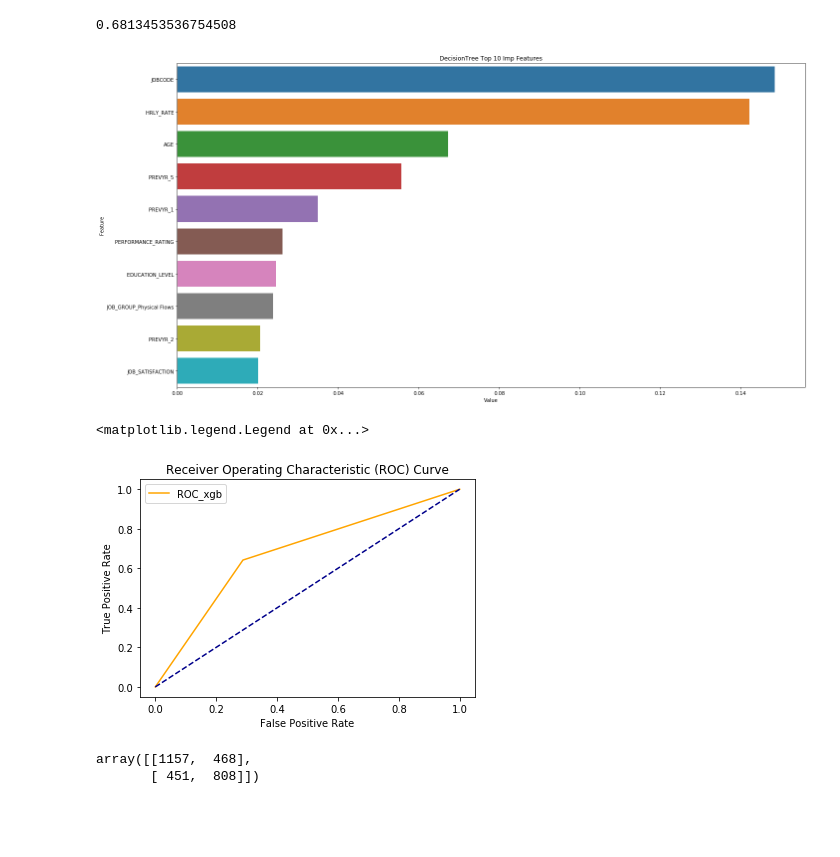
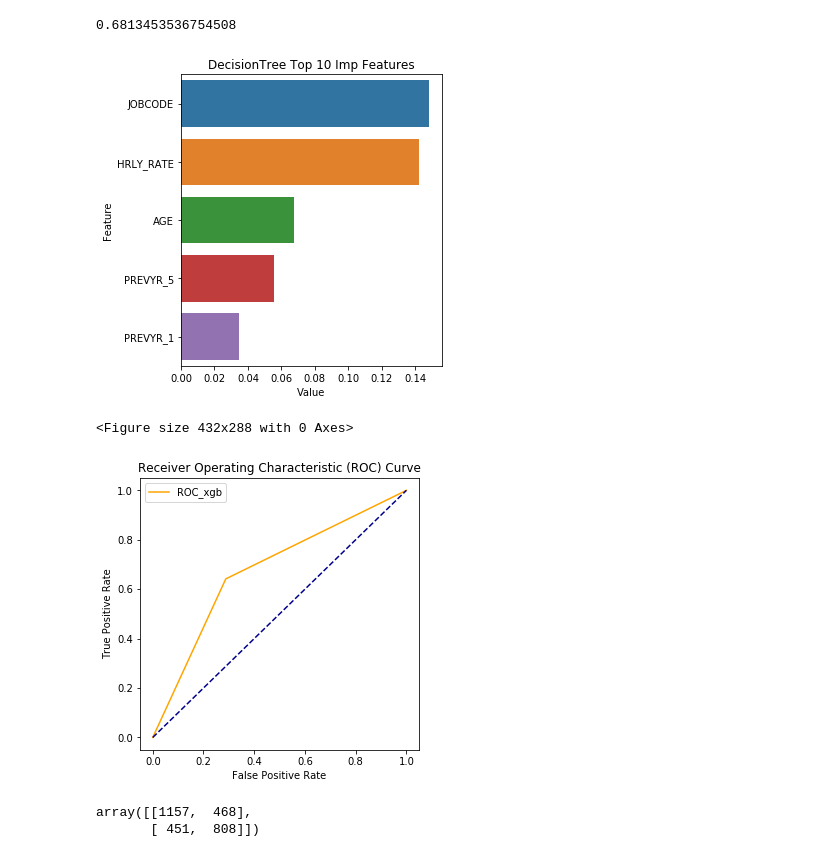
Before and after one commit to vbhuvana7/employee-attrition-prediction, a Jupyter notebook: Python/DecisionTree.ipynb, the cells around one changed output. Drawn from its saved outputs; the diff is of its cells as text; code cells hidden in the pictures; blank space fills up the shorter version.

```diff
--- a/Python/DecisionTree.ipynb
+++ b/Python/DecisionTree.ipynb
@@ -37,18 +37,19 @@ print(accuracy_score(y_pred,y_test))
 0.6813453536754508
 # %%
 feature_imp = pd.DataFrame(sorted(zip(clf.feature_importances_,x.columns)), columns=['Value','Feature'])
-feature_imp_top_10 = feature_imp.sort_values(by = 'Value',ascending=False).reset_index(drop=True)[:10]
-plt.figure(figsize=(20, 10))
+feature_imp_top_10 = feature_imp.sort_values(by = 'Value',ascending=False).reset_index(drop=True)[:5]
+plt.figure(figsize=(5, 5))
 sns.barplot(x="Value", y="Feature", data=feature_imp_top_10)
 plt.title('DecisionTree Top 10 Imp Features')
 plt.tight_layout()
 plt.show()
 # %% [output]
-[figure, old version]
+[figure, new version]
 # %%
 y_pred_prob = clf.predict_proba(x_test)[:, 1]
 # %%
 plt.figure(0).clf()
+plt.figure(figsize=(5, 5))
 fpr, tpr, thresh = metrics.roc_curve(y_test, y_pred_prob)
 auc = metrics.roc_auc_score(y_test, y_pred_prob)
 plt.plot(fpr, tpr, color='orange', label='ROC_xgb')
@@ -57,9 +58,10 @@ plt.xlabel('False Positive Rate')
 plt.ylabel('True Positive Rate')
 plt.title('Receiver Operating Characteristic (ROC) Curve')
 plt.legend(loc=0)
+plt.savefig('DecisionTreeROC', dpi=150)
 # %% [output]
-<matplotlib.legend.Legend at 0x...>
+<Figure size 432x288 with 0 Axes>
-[figure, old version]
+[figure, new version]
 # %%
 confusion_matrix(y_test, y_pred)
 # %% [output]
```
Also changed, not shown: 6 other files.
